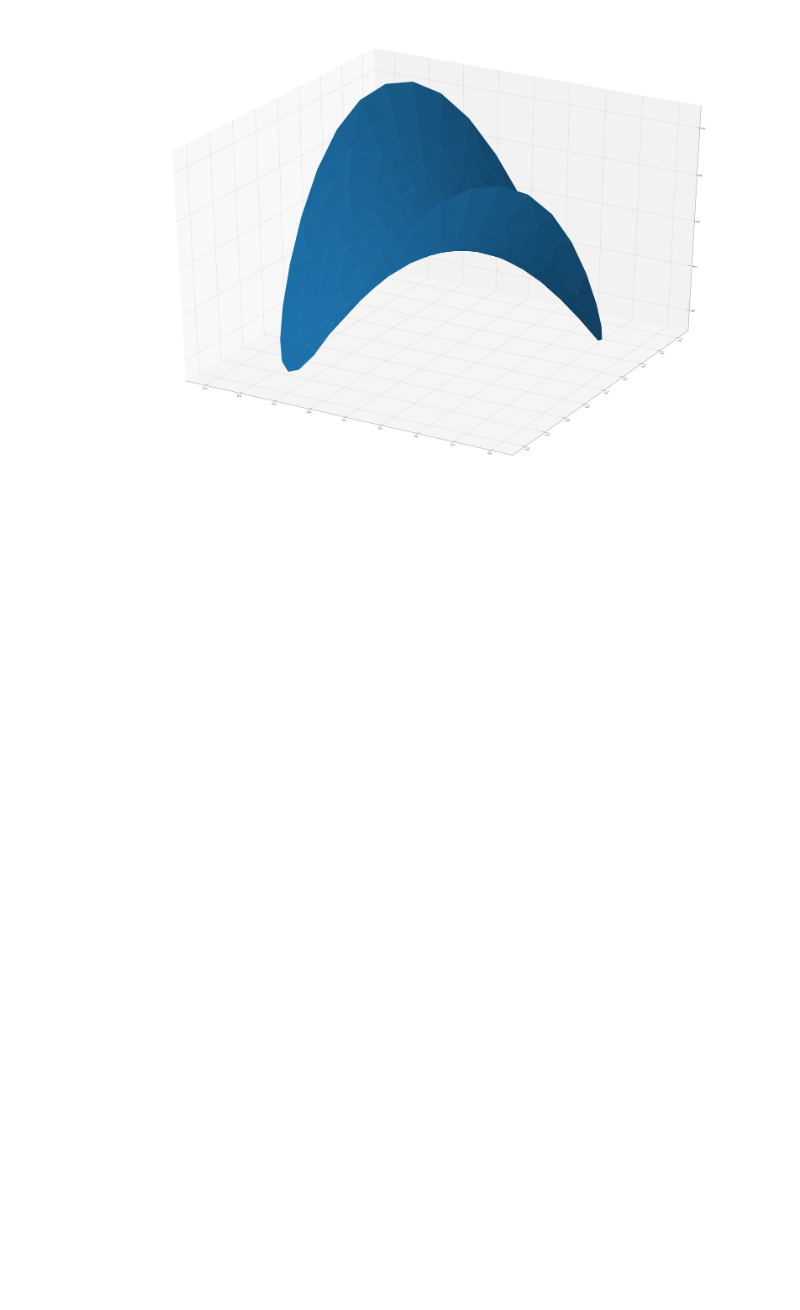
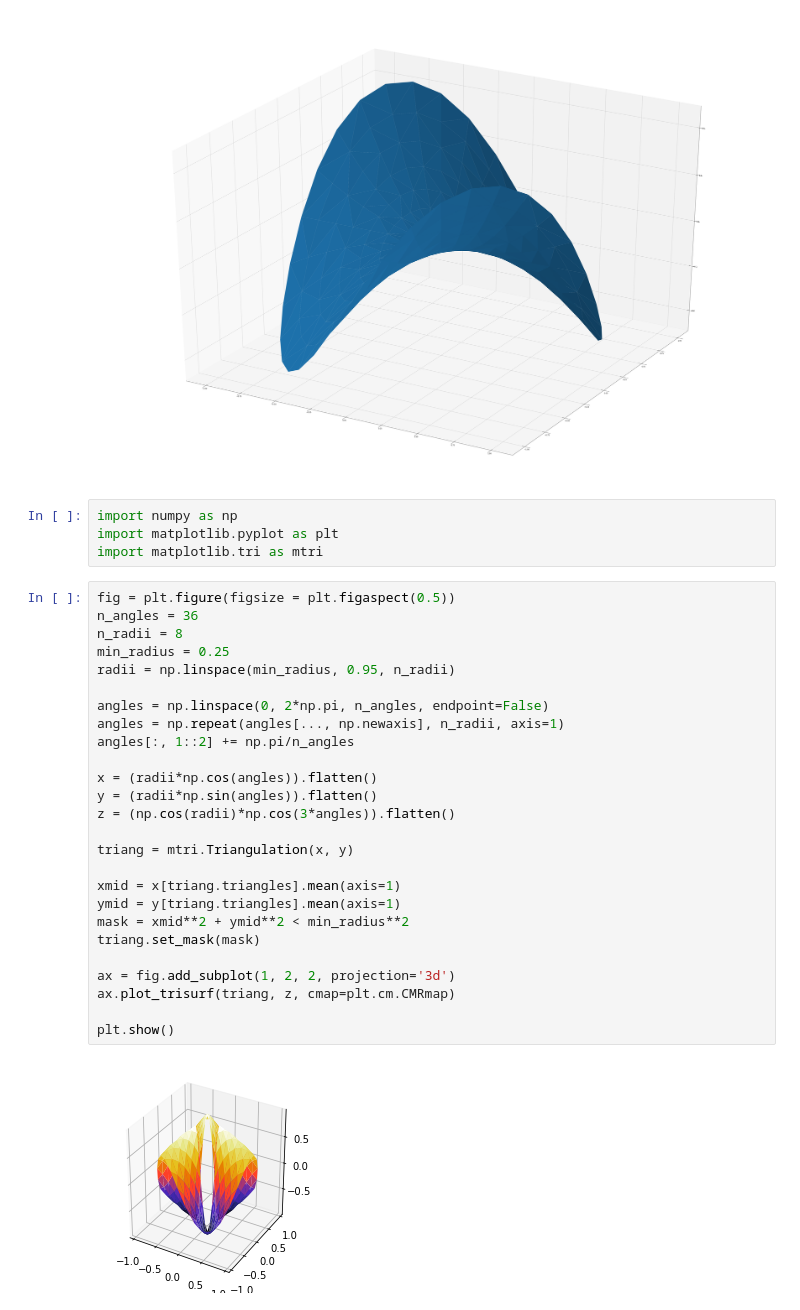
Before and after one commit to mangxiao2018/Matplotlib-Samples, a Jupyter notebook: The-mplot3d-Toolkit.ipynb, the cells around one changed output. Saved outputs shown, nothing was run; the diff lists cells and outputs as text; blank space fills up the shorter version.

```diff
--- a/The-mplot3d-Toolkit.ipynb
+++ b/The-mplot3d-Toolkit.ipynb
@@ -23,3 +23,35 @@ ax.plot_trisurf(x, y, z, linewidth=0.2, antialiased=True)
 plt.show()
 # %% [output]
 [figure]
+# %%
+import numpy as np
+import matplotlib.pyplot as plt
+import matplotlib.tri as mtri
+# %%
+fig = plt.figure(figsize = plt.figaspect(0.5))
+n_angles = 36
+n_radii = 8
+min_radius = 0.25
+radii = np.linspace(min_radius, 0.95, n_radii)
+
+angles = np.linspace(0, 2*np.pi, n_angles, endpoint=False)
+angles = np.repeat(angles[..., np.newaxis], n_radii, axis=1)
+angles[:, 1::2] += np.pi/n_angles
+
+x = (radii*np.cos(angles)).flatten()
+y = (radii*np.sin(angles)).flatten()
+z = (np.cos(radii)*np.cos(3*angles)).flatten()
+
+triang = mtri.Triangulation(x, y)
+
+xmid = x[triang.triangles].mean(axis=1)
+ymid = y[triang.triangles].mean(axis=1)
+mask = xmid**2 + ymid**2 < min_radius**2
+triang.set_mask(mask)
+
+ax = fig.add_subplot(1, 2, 2, projection='3d')
+ax.plot_trisurf(triang, z, cmap=plt.cm.CMRmap)
+
+plt.show()
+# %% [output]
+[figure, added]
```
Also changed, not shown: parts of 1 cell of this notebook.
